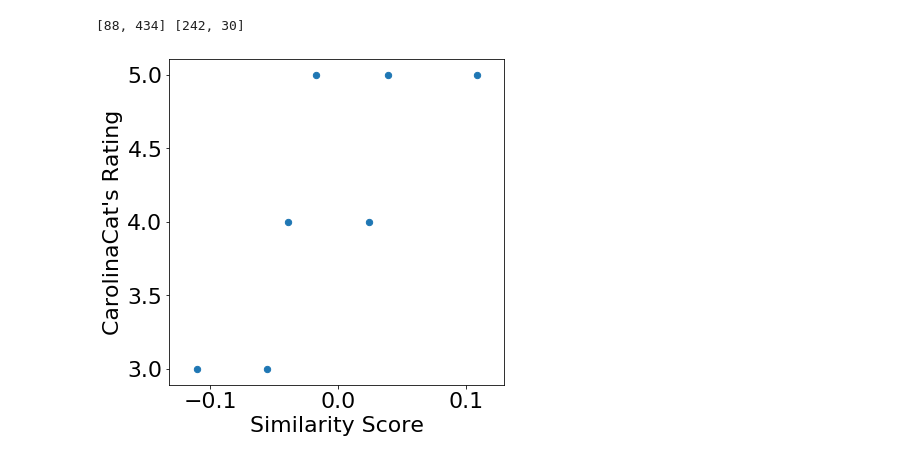
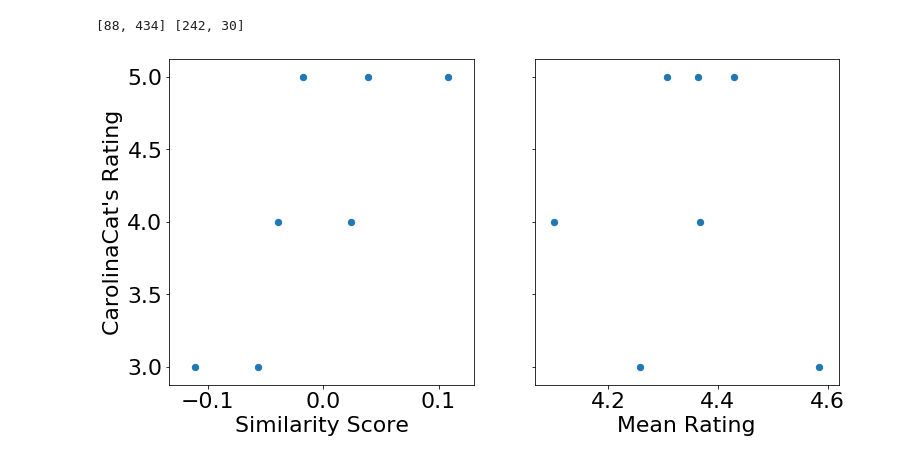
Before and after one commit to dbz10/teefies, a Jupyter notebook: teefies/analysis/similarity_stuff.ipynb, the cells around one changed output. Drawn from its saved outputs; the diff is of its cells as text; code cells hidden in the pictures.

```diff
--- a/teefies/analysis/similarity_stuff.ipynb
+++ b/teefies/analysis/similarity_stuff.ipynb
@@ -18,3 +22,17 @@ def into_ranked_dataframe(sim):
+# %%
+mean_ratings = full_data[['product','rating']].groupby('product').mean()
+# %%
+# catwagn is also a good display
+user = 'CarolinaCat'
+
+pd.set_option('display.max_colwidth',200)
+data = pd.read_csv('prepared_data.csv')
+
+mean_product_ratings = data[['product','rating']].groupby('product').mean()
+
+data = data.join(mean_ratings,how='left',rsuffix='_mean',on='product')
+
+data[data['review_author']==user][['product','rating','product_label']];
 # %%
 author_count = data.groupby('review_author')['review_author'].count()
 authorgroup = author_count[(author_count > 5) & (author_count < 15)]
@@ -64,7 +65,7 @@ sims = dbow_model.docvecs.most_similar(positive=positives,negative=negatives,top
 decoded = [(label_decoder[label],similarity) for (label,similarity) in sims]
 results = pd.DataFrame(decoded,columns=['product','sim_score']).set_index('product')
 # %%
-tmp = userdata[['product','rating','product_label']].set_index('product')
+tmp = userdata[['product','rating','product_label','rating_mean']].set_index('product')
 val = tmp.join(results,how='left')
 # %%
-val.dropna(axis=0)
+val.dropna(axis=0,inplace=True)
@@ -84,14 +75,22 @@ print(negatives,positives)
 [88, 434] [242, 30]
 # %%
 import matplotlib
-fig, axes = plt.subplots(nrows=1,ncols=1,figsize=(6,6))
+fig, axes = plt.subplots(nrows=1,ncols=2,figsize=(12,6),sharey='all')
 
-plt.scatter(x=val['sim_score'],y=val['rating'],s=40)
-plt.xlabel('Similarity Score')
-plt.ylabel("CarolinaCat's Rating")
+ax = axes[0]
+ax.scatter(x=val['sim_score'],y=val['rating'],s=40)
+ax.set_xlabel('Similarity Score')
+ax.set_ylabel("CarolinaCat's Rating")
+
+ax = axes[1]
+ax.scatter(x=val['rating_mean'],y=val['rating'],s=40)
+ax.set_xlabel('Mean Rating')
+# ax.set_ylabel("CarolinaCat's Rating")
+
 matplotlib.rcParams.update({'font.size': 22, 'font.weight': 'regular'})
+plt.show()
 # %% [output]
-[figure, old version]
+[figure, new version]
 # %%
 negatives = [157, 244]
 positives = [224, 120]
```
Also changed, not shown: parts of 5 cells of this notebook, 38 other files.
